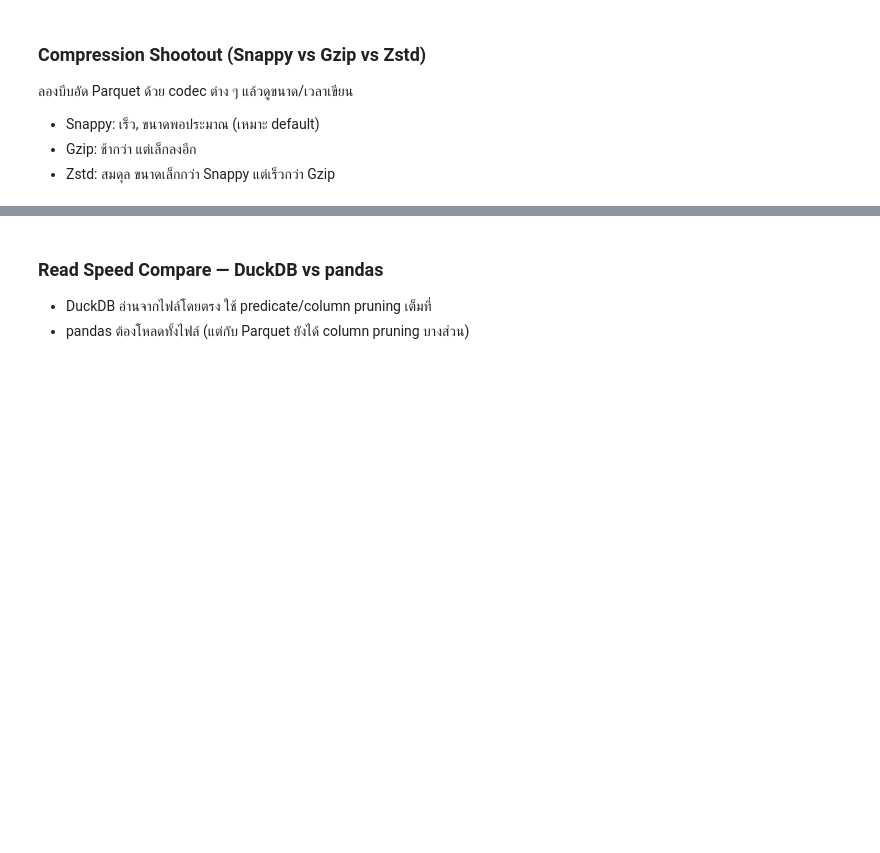
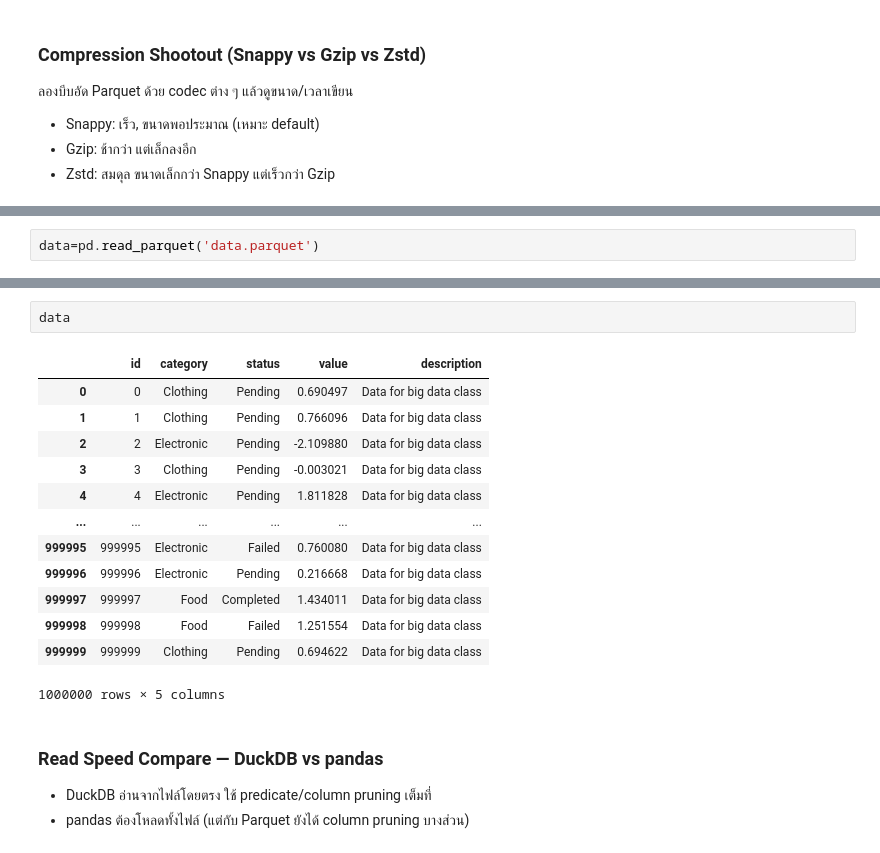
Before and after one commit to Sleeppyheadd/128-356-Big-Data-for-test, a Jupyter notebook: BigData_Week2_FileFormats_and_Storage.ipynb, the cells around one changed output, grey strips where cells are left out. Cells and saved outputs as stored; diff of their text form; blank space fills up the shorter version.

```diff
--- a/BigData_Week2_FileFormats_and_Storage.ipynb
+++ b/BigData_Week2_FileFormats_and_Storage.ipynb
@@ -473,0 +493,2 @@ pd.DataFrame(results, columns=['codec','size_mb','write_sec']).sort_values('size
+# %%
+data=pd.read_parquet('data.parquet')
@@ -474,3 +513,19 @@ pd.DataFrame(results, columns=['codec','size_mb','write_sec']).sort_values('size
+# %%
+data
+# %% [output]
+|  | id | category | status | value | description |
+| 0 | 0 | Clothing | Pending | 0.690497 | Data for big data class |
+| 1 | 1 | Clothing | Pending | 0.766096 | Data for big data class |
+| 2 | 2 | Electronic | Pending | -2.109880 | Data for big data class |
+| 3 | 3 | Clothing | Pending | -0.003021 | Data for big data class |
+| 4 | 4 | Electronic | Pending | 1.811828 | Data for big data class |
+| ... | ... | ... | ... | ... | ... |
+| 999995 | 999995 | Electronic | Failed | 0.760080 | Data for big data class |
+| 999996 | 999996 | Electronic | Pending | 0.216668 | Data for big data class |
+| 999997 | 999997 | Food | Completed | 1.434011 | Data for big data class |
+| 999998 | 999998 | Food | Failed | 1.251554 | Data for big data class |
+| 999999 | 999999 | Clothing | Pending | 0.694622 | Data for big data class |
+1000000 rows × 5 columns
 # %% [markdown]
 ### Read Speed Compare — DuckDB vs pandas
 - DuckDB อ่านจากไฟล์โดยตรง ใช้ predicate/column pruning เต็มที่
```
Also changed, not shown: parts of 13 cells of this notebook.
